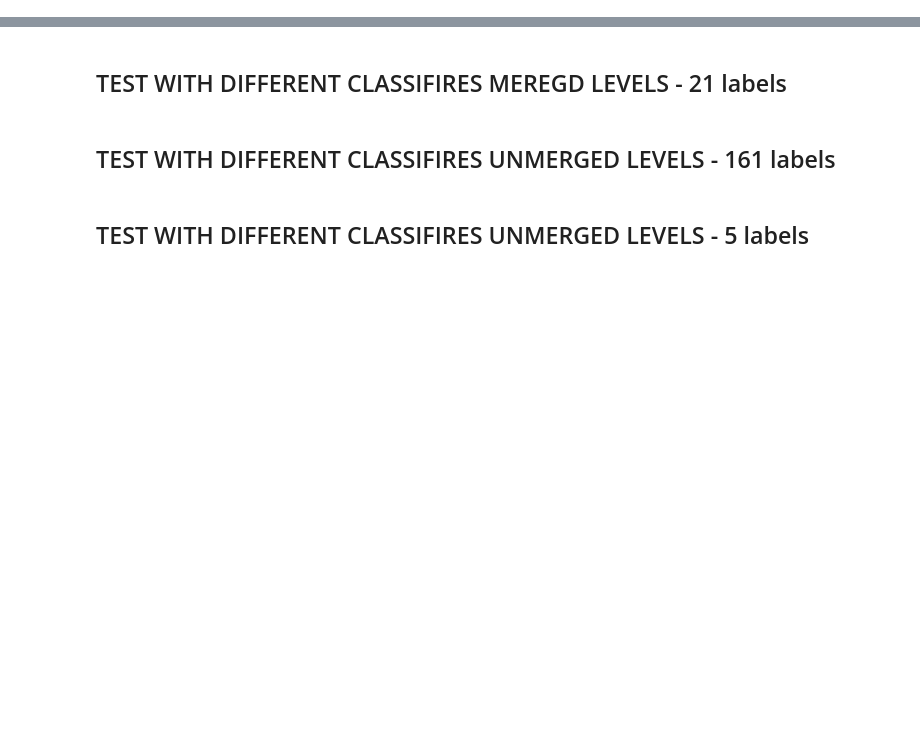
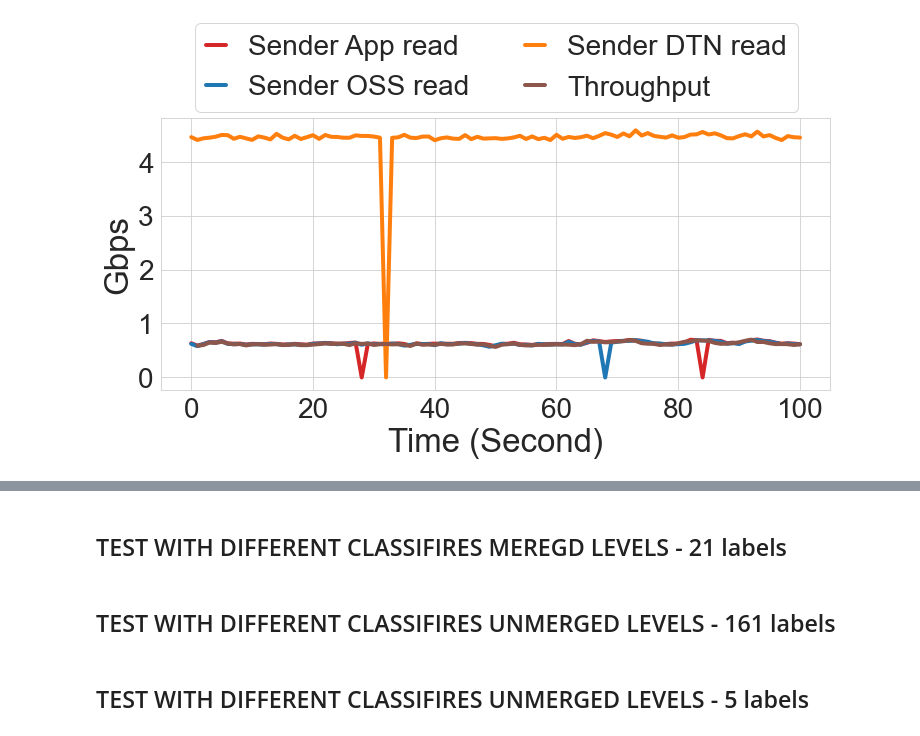
Before and after one commit to EhsanSaZ/BottleneckDetection, a Jupyter notebook: prototype/bottleneck_3.ipynb, the cells around one changed output, grey strips where cells are left out. Drawn from its saved outputs; the diff is of its cells as text; code cells hidden in the pictures; blank space fills up the shorter version.

```diff
--- a/prototype/bottleneck_3.ipynb
+++ b/prototype/bottleneck_3.ipynb
@@ -368,0 +261,11 @@ KeyError: 'sender_dtn_read_bytes'
+# %%
+metrics_to_draw = {'sender_read_bytes': {"label":'Sender App read', "color": 'tab:red'},
+                   'sender_remote_ost_read_bytes':{"label":'Sender OSS read', "color": 'tab:blue'},
+                   'sender_dtn_read_bytes': {"label":'Sender DTN read', "color": 'tab:orange'},
+                   'Differences of Last value of write_bytes_io': {"label":'Throughput', "color": 'tab:brown'},
+                   }
+# Read Congestion on Sender DTN only
+create_chart(time_range, step, MB_size, df_chosen_label_45, title="", metrics_to_label=metrics_to_draw,bbox_to_anchor=(0.03, 1.4))
+# plt.savefig("./congestions_data/Sender DTN only read.pdf", bbox_inches='tight')
+# %% [output]
+[figure, added]
```
Also changed, not shown: parts of 14 cells of this notebook.
